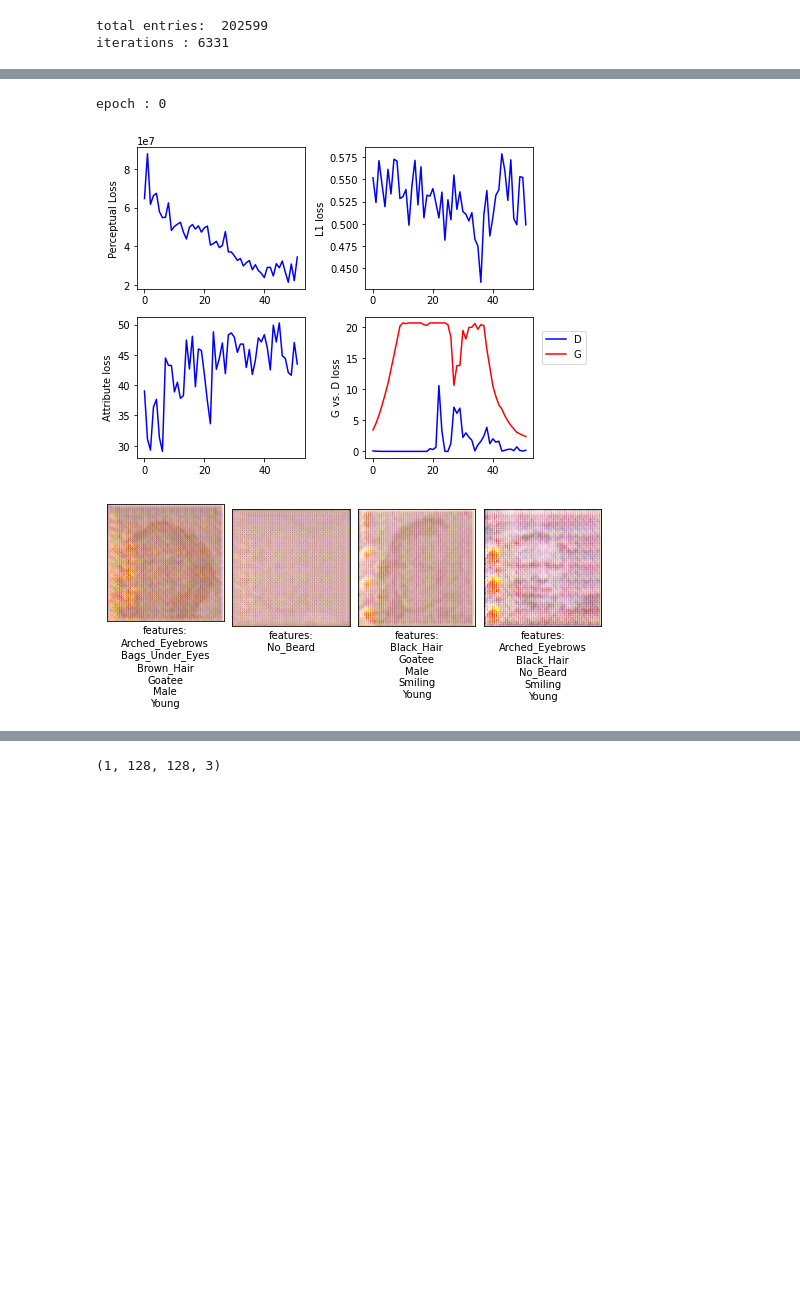
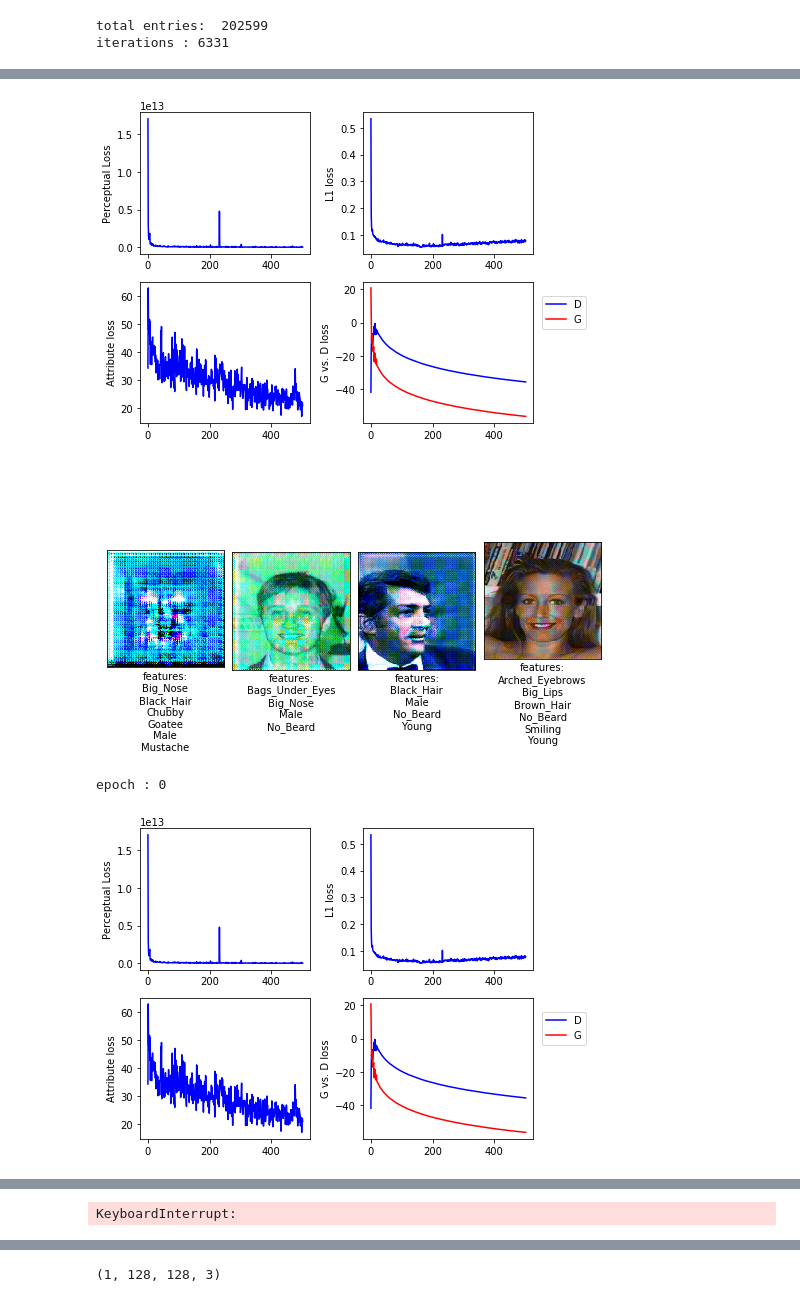
Before and after one commit to rajatkb/SSC-GAN-Tensorflow-2, a Jupyter notebook: ssc-gan-tensorflow.ipynb, the cells around one changed output, grey strips where cells are left out. Saved outputs shown, nothing was run; the diff lists cells and outputs as text; code cells hidden in the pictures; blank space fills up the shorter version.

```diff
--- a/ssc-gan-tensorflow.ipynb
+++ b/ssc-gan-tensorflow.ipynb
@@ -1206,0 +1346,12 @@ instance.disc_attribute_model.load_weights('/content/drive/MyDrive/Colab Noteboo
+# %%
+# with strategy.scope():
+#### DO RUN THIS EVERYTIME BEFORE TRAINING ######################
+learning_rate_d = 0.0002## change to 0.00002 after 0.97+ accuracy
+learning_rate_g = 0.0002
+optimizer_disc = tf.optimizers.Adam(learning_rate= learning_rate_d ,beta_1= 0 )
+optimizer_gen = tf.optimizers.Adam(learning_rate= learning_rate_g , beta_1= 0 )
+instance.build_train( optimizer_disc , optimizer_gen )
+
+
+##### ATTRIBUTE CLASSIFIER MODEL WEIGHTS LOAD ###############################
+instance.disc_attribute_model.load_weights(ATTRIBUTE_DISC_MODEL_LOCATION)
@@ -1217,3 +1372,13 @@ def apply_plot(num_img = 4):
         plot(losses , out , label)
 
     return __inner
+# %%
+def savew(*args,**kwargs):
+    instance.save_weights('../train')
+# %%
+## train the discriminator before hand
+plot = apply_plot(4)
+instance.fit(   lambda : iter(nmiter(1)) ,
+                iterc, epochs=30,
+                disc_iter= 1 , gen_iter = 0 ,
+                cb_i = 100 , callbacks=[plot ,  savew ])
@@ -1220,7 +1403,14 @@ def apply_plot(num_img = 4):
+# %%
+epochs = 200
+# dataiter  = iter(nmiter(epochs))
 # %%
 plot = apply_plot(4)
-instance.fit(memiter, iter, epochs=1, disc_iter=1, gen_iter=1 , callbacks=[plot])
+instance.fit(   lambda : iter(nmiter(1)) ,
+                iterc, epochs=epochs,
+                disc_iter= 5 , gen_iter=1 ,
+                cb_i = 100 , callbacks=[plot ,  savew ])
 # %% [output]
-epoch : 0
-[figure, old version]
+[figure, new version]
-[figure, old version]
+[figure, new version]
+epoch : 0
+[figure, added]
@@ -1226,0 +1434 @@ epoch : 0
+KeyboardInterrupt:
```
Also changed, not shown: parts of 64 cells of this notebook, 4 other files.
